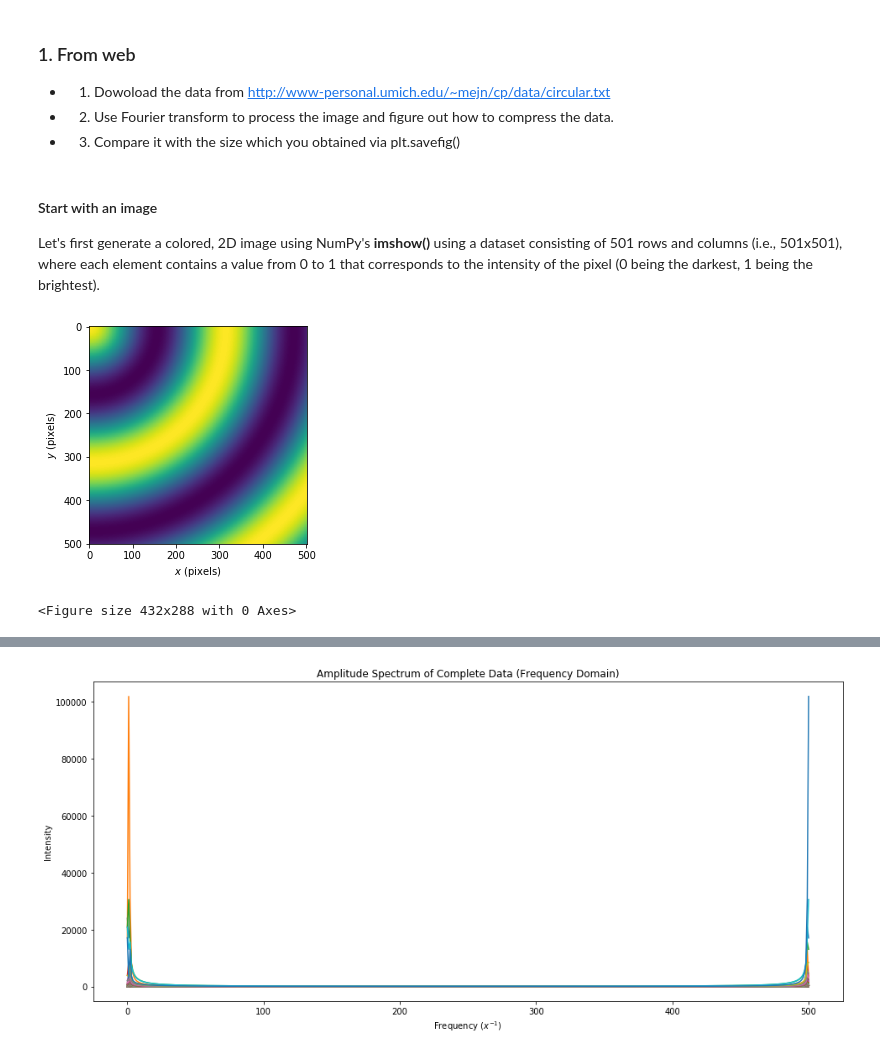
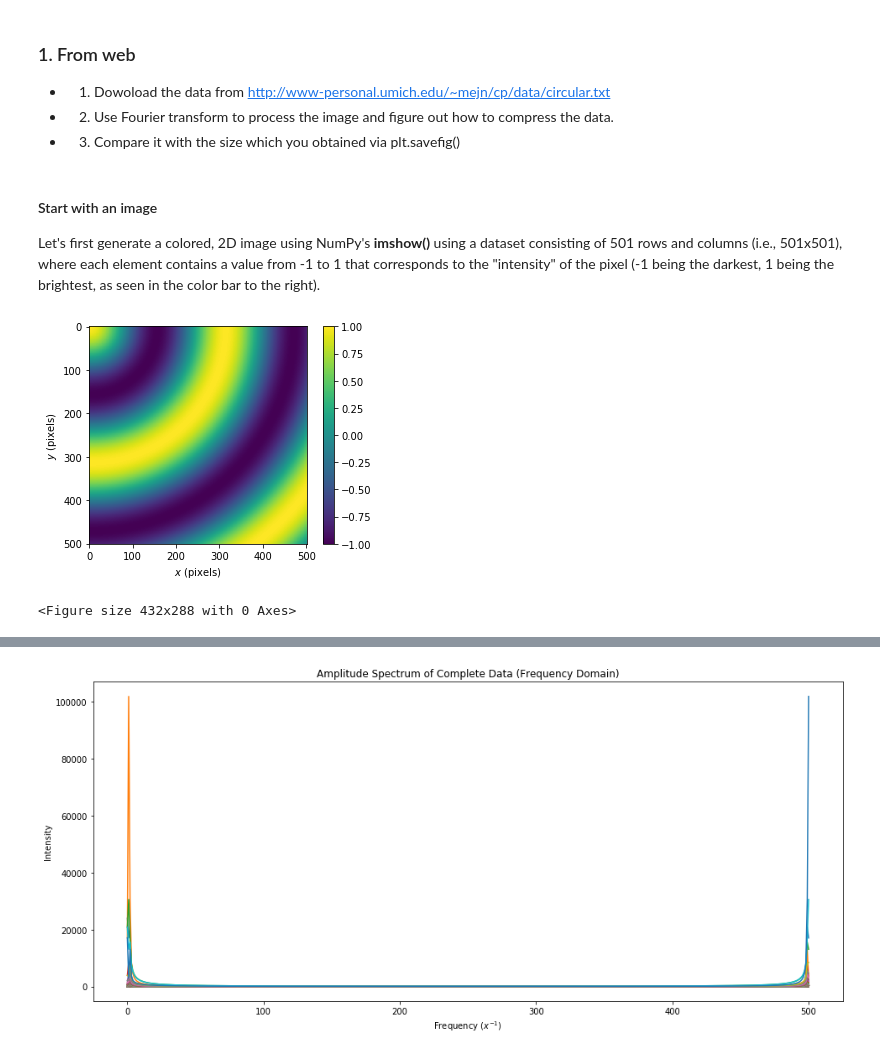
Before and after one commit to sabaronett/2017-cmp, a Jupyter notebook: homework/Baronett_hw06.ipynb, the cells around one changed output, grey strips where cells are left out. Saved outputs shown, nothing was run; the diff lists cells and outputs as text; code cells hidden in the pictures.

```diff
--- a/homework/Baronett_hw06.ipynb
+++ b/homework/Baronett_hw06.ipynb
@@ -28,17 +28,18 @@ plt.imshow(data, origin="lower")
 plt.show()
 # %% [markdown]
 #### Start with an image
-Let's first generate a colored, 2D image using NumPy's __imshow()__ using a dataset consisting of 501 rows and columns (i.e., 501x501), where each element contains a value from 0 to 1 that corresponds to the intensity of the pixel (0 being the darkest, 1 being the brightest).
+Let's first generate a colored, 2D image using NumPy's __imshow()__ using a dataset consisting of 501 rows and columns (i.e., 501x501), where each element contains a value from -1 to 1 that corresponds to the "intensity" of the pixel (-1 being the darkest, 1 being the brightest, as seen in the color bar to the right).
 # %%
 import matplotlib.pyplot as plt
 import numpy as np
 
 data1 = np.loadtxt("hw06/circular.txt", float)
 plt.imshow(data1)
+plt.colorbar()
 plt.xlabel(r'$x$ (pixels)')
 plt.ylabel(r'$y$ (pixels)')
 plt.show()
 plt.savefig("hw06/original.png")
 # %% [output]
-[figure, old version]
+[figure, new version]
 <Figure size 432x288 with 0 Axes>
```
Also changed, not shown: parts of 13 cells of this notebook.
